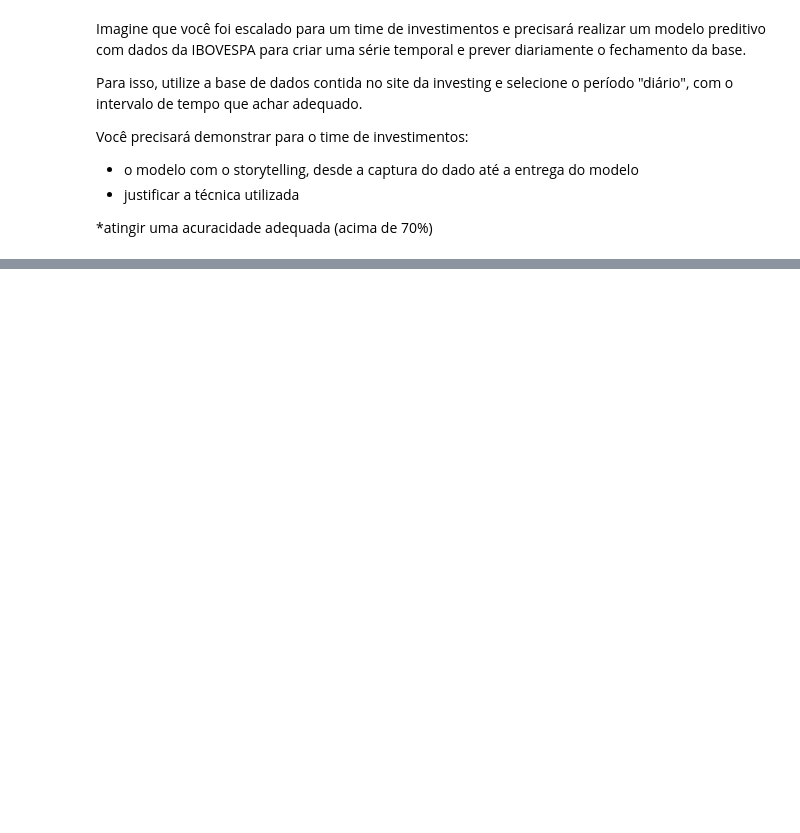
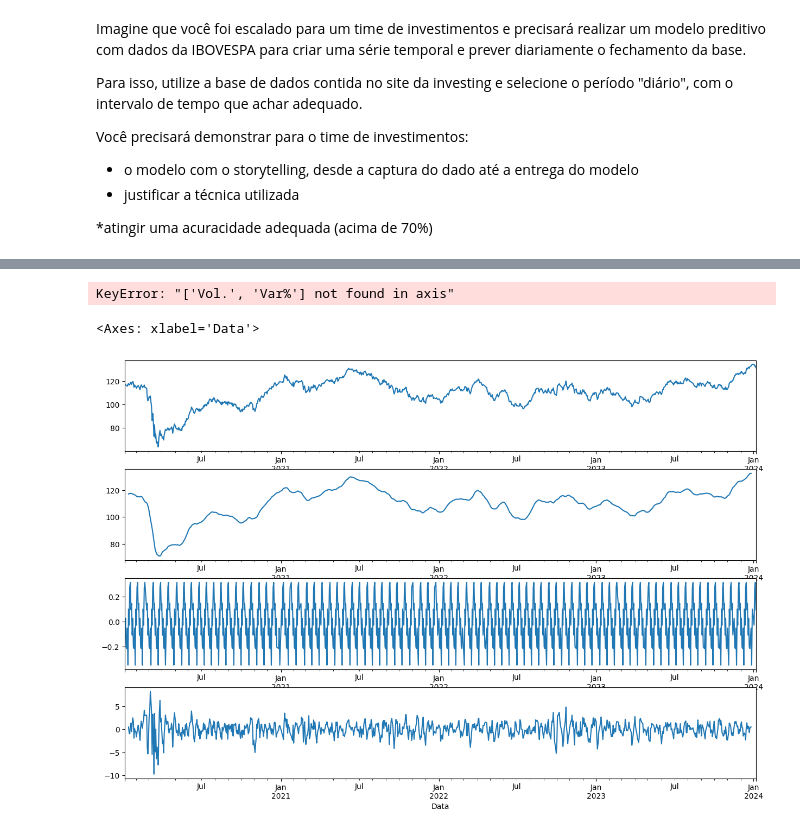
Before and after one commit to kebaggio/techChallengeFase2, a Jupyter notebook: modelo/previsao_ibovespa.ipynb, the cells around one changed output, grey strips where cells are left out. Saved outputs shown, nothing was run; the diff lists cells and outputs as text; code cells hidden in the pictures; blank space fills up the shorter version.

Commit message:
tendencia, sazonalizade, residuo e observado

```diff
--- a/modelo/previsao_ibovespa.ipynb
+++ b/modelo/previsao_ibovespa.ipynb
@@ -23,0 +19,10 @@ ModuleNotFoundError: No module named 'statsmodels.tsc'
+# %%
+#tendencia - direção
+#sazonalidade - recorrencia das oscilações -> entender como funcionam as oscilações da série temporal
+#resídio - o que sobra do sinal
+
+df_path = "https://raw.githubusercontent.com/kebaggio/techChallengeFase2/main/base/Dados%20Histo%CC%81ricos%20-%20Ibovespa.csv"
+
+coluna_data=["Data"]
+
+df = pd.read_csv(df_path, sep=',', parse_dates=coluna_data, dayfirst=True, index_col='Data')
@@ -23,0 +63,26 @@ ModuleNotFoundError: No module named 'statsmodels.tsc'
+# %%
+# Configure a frequência do índice como frequência comercial (B para business days)
+df.index = pd.to_datetime(df.index, format='%d/%m/%Y').to_period('B')
+# %%
+df = df.drop(['Vol.', 'Var%'], axis=1)
+
+#df['Vol.'] = df['Vol.'].replace('[^\d.]', '', regex=True).astype(float)
+#df['Var%'] = df['Var%'].replace('[^\d.]', '', regex=True).astype(float)
+# %% [output]
+KeyError: "['Vol.', 'Var%'] not found in axis"
+# %%
+# Selecione uma coluna específica para a decomposição, por exemplo, 'Abertura'
+serie_temporal = df['Abertura']
+
+# Aplicar decomposição sazonal
+resultados = seasonal_decompose(serie_temporal, period=12)  # Substitua 12 pelo período apropriado, se conhecido
+# %%
+fig, (ax1, ax2, ax3, ax4) = plt.subplots(4,1, figsize = (15,10))
+
+resultados.observed.plot(ax=ax1)
+resultados.trend.plot(ax=ax2)
+resultados.seasonal.plot(ax=ax3)
+resultados.resid.plot(ax=ax4)
+# %% [output]
+<Axes: xlabel='Data'>
+[figure, added]
```
Also changed, not shown: parts of 4 cells of this notebook.
